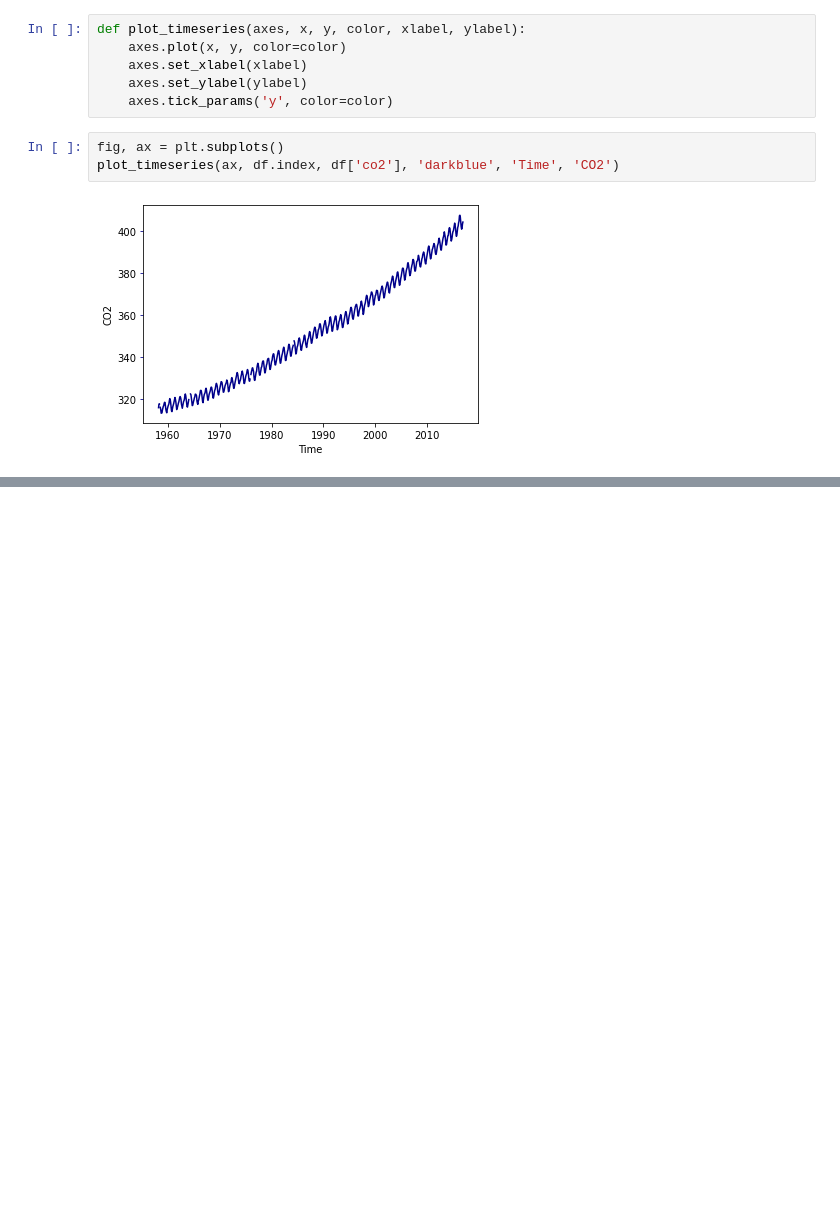
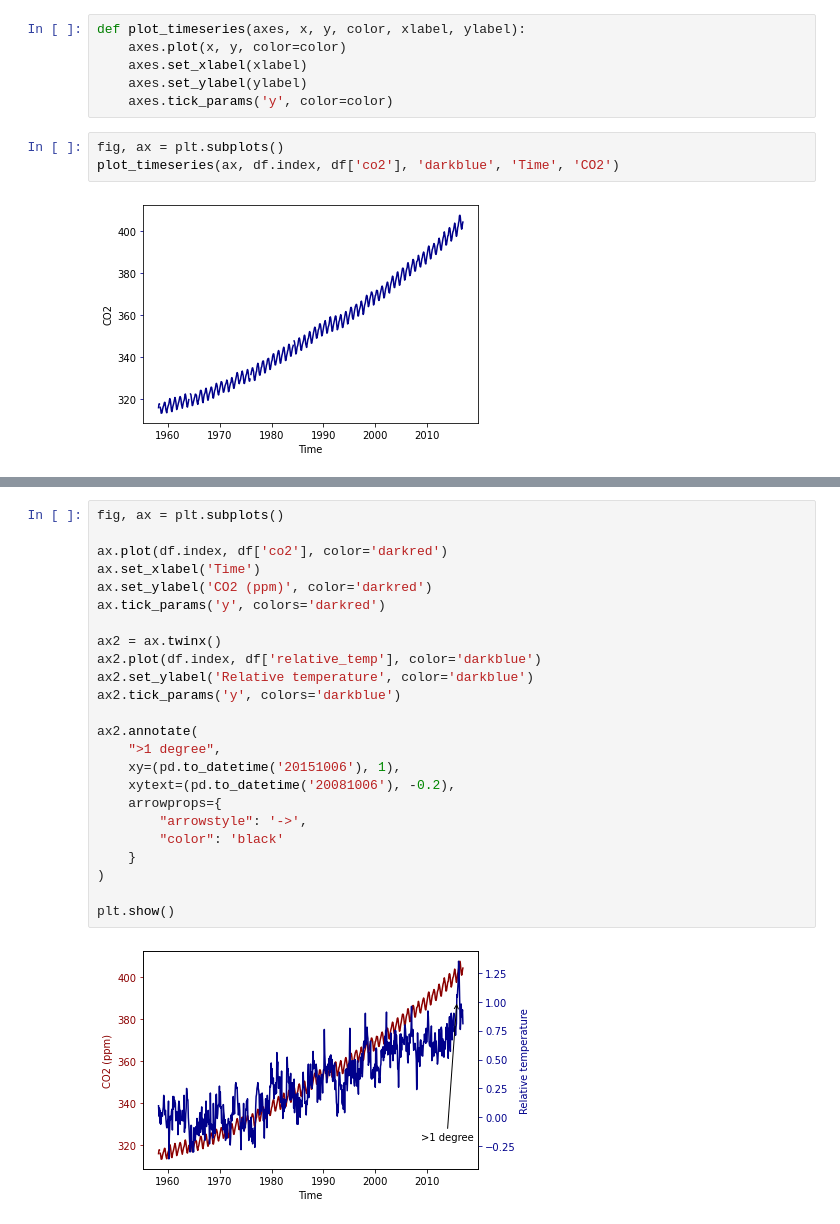
Before and after one commit to JuanFeA98/DataCamp, a Jupyter notebook: Visualization wih Matplotlib/02. Plotting time-series.ipynb, the cells around one changed output, grey strips where cells are left out. Cells and saved outputs as stored; diff of their text form; blank space fills up the shorter version.

Commit message:
annotations in charts

```diff
--- a/Visualization wih Matplotlib/02. Plotting time-series.ipynb
+++ b/Visualization wih Matplotlib/02. Plotting time-series.ipynb
@@ -102,0 +122,26 @@ plot_timeseries(ax, df.index, df['co2'], 'darkblue', 'Time', 'CO2')
+# %%
+fig, ax = plt.subplots()
+
+ax.plot(df.index, df['co2'], color='darkred')
+ax.set_xlabel('Time')
+ax.set_ylabel('CO2 (ppm)', color='darkred')
+ax.tick_params('y', colors='darkred')
+
+ax2 = ax.twinx()
+ax2.plot(df.index, df['relative_temp'], color='darkblue')
+ax2.set_ylabel('Relative temperature', color='darkblue')
+ax2.tick_params('y', colors='darkblue')
+
+ax2.annotate(
+    ">1 degree",
+    xy=(pd.to_datetime('20151006'), 1),
+    xytext=(pd.to_datetime('20081006'), -0.2),
+    arrowprops={
+        "arrowstyle": '->',
+        "color": 'black'
+    }
+)
+
+plt.show()
+# %% [output]
+[figure, added]
```
Also changed, not shown: parts of 2 cells of this notebook.
